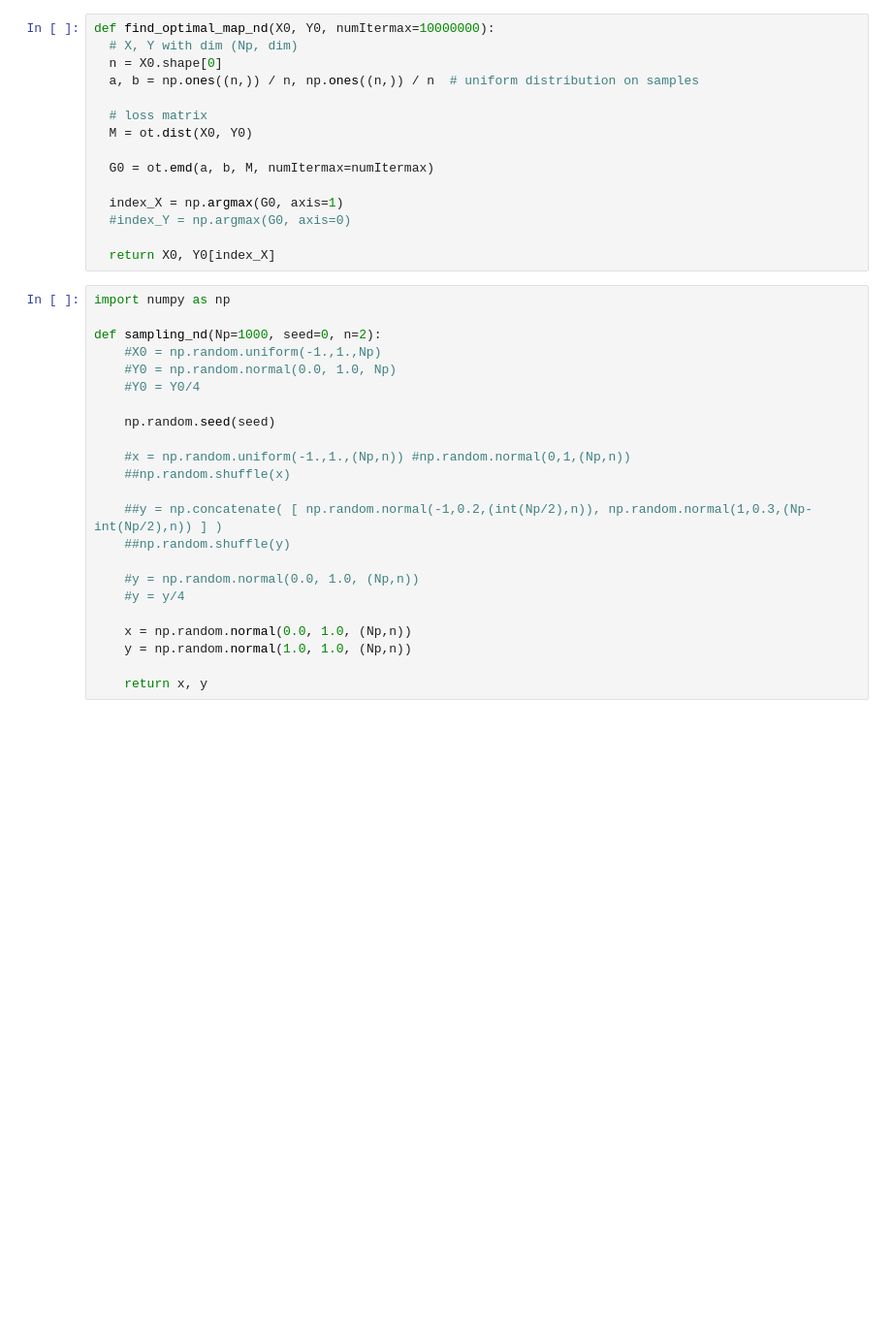
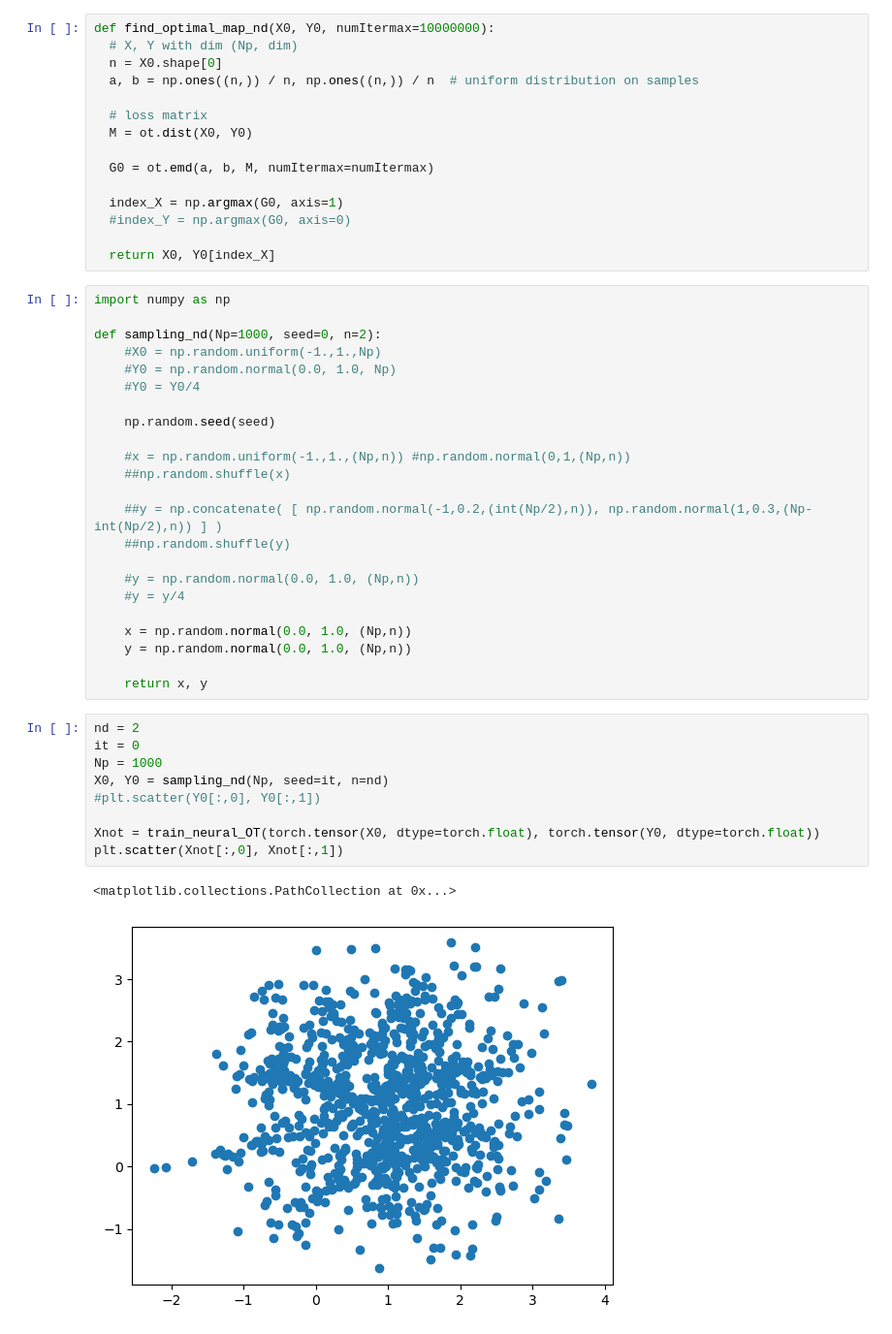
Before and after one commit to mohsensadr/OCD, a Jupyter notebook: examples/Cost_Np.ipynb, the cells around one changed output. Shown at 97% size. Drawn from its saved outputs; the diff is of its cells as text; blank space fills up the shorter version.

```diff
--- a/examples/Cost_Np.ipynb
+++ b/examples/Cost_Np.ipynb
@@ -69,6 +222,18 @@ def sampling_nd(Np=1000, seed=0, n=2):
     #y = y/4
 
     x = np.random.normal(0.0, 1.0, (Np,n))
-    y = np.random.normal(1.0, 1.0, (Np,n))
+    y = np.random.normal(0.0, 1.0, (Np,n))
 
     return x, y
+# %%
+nd = 2
+it = 0
+Np = 1000
+X0, Y0 = sampling_nd(Np, seed=it, n=nd)
+#plt.scatter(Y0[:,0], Y0[:,1])
+
+Xnot = train_neural_OT(torch.tensor(X0, dtype=torch.float), torch.tensor(Y0, dtype=torch.float))
+plt.scatter(Xnot[:,0], Xnot[:,1])
+# %% [output]
+<matplotlib.collections.PathCollection at 0x...>
+[figure, added]
```
Also changed, not shown: parts of 13 cells of this notebook.
